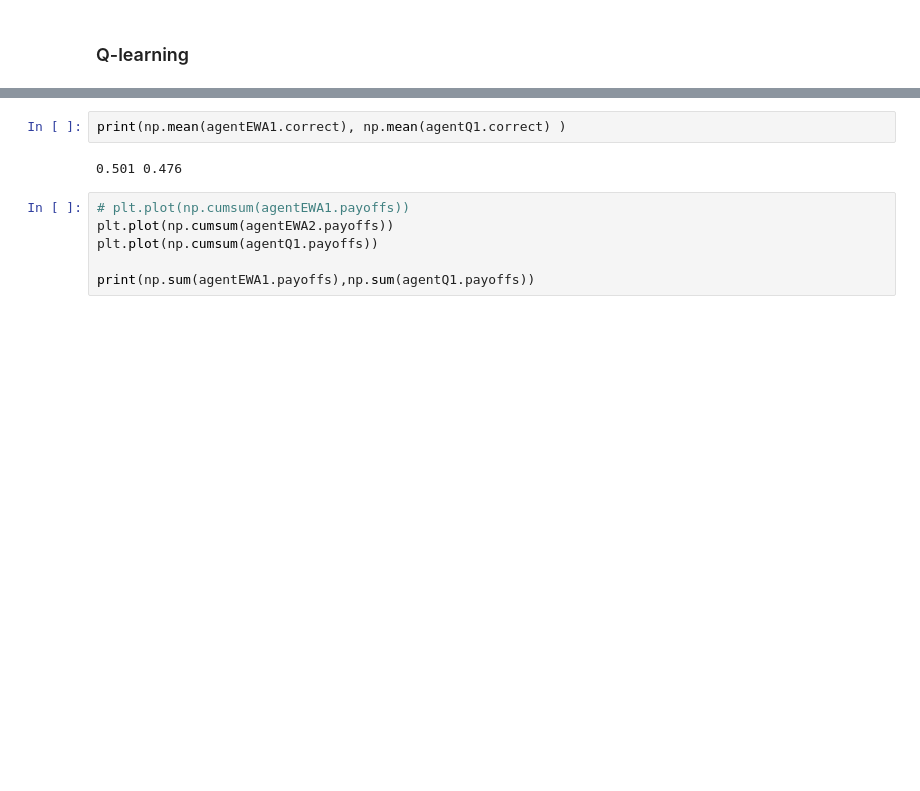
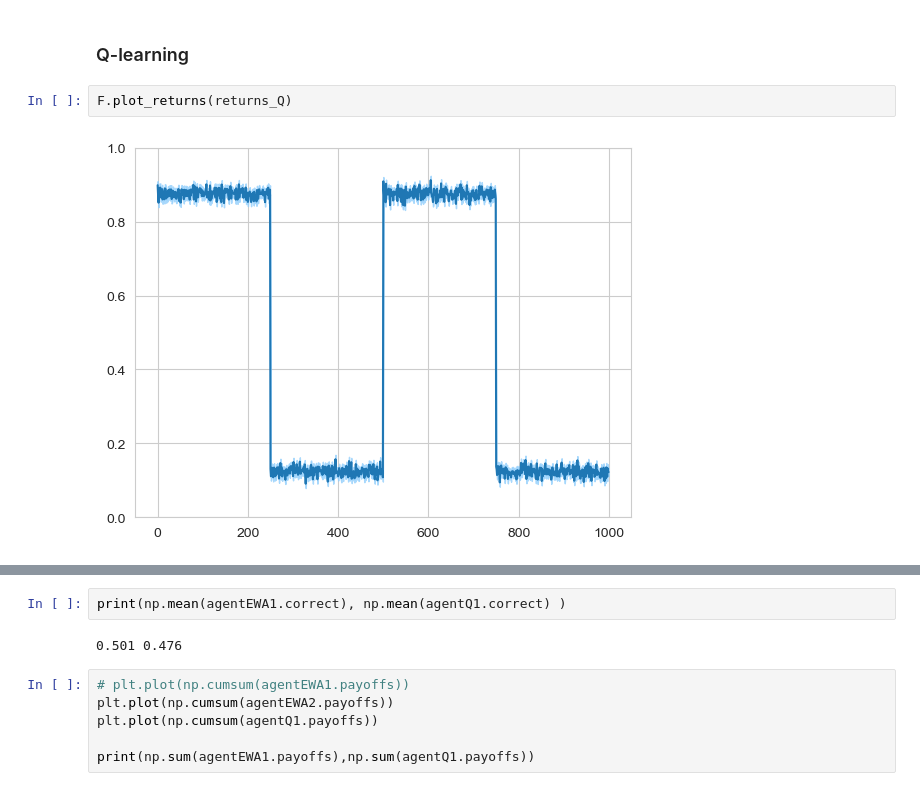
Before and after one commit to marek1n/rl-sim, a Jupyter notebook: RLsim.ipynb, the cells around one changed output, grey strips where cells are left out. Drawn from its saved outputs; the diff is of its cells as text; blank space fills up the shorter version.

```diff
--- a/RLsim.ipynb
+++ b/RLsim.ipynb
@@ -53,2 +81,6 @@ plt.ylim(0,1)
 # %% [markdown]
 ### Q-learning
+# %%
+F.plot_returns(returns_Q)
+# %% [output]
+[figure, added]
```
Also changed, not shown: parts of 10 cells of this notebook, 2 other files.
